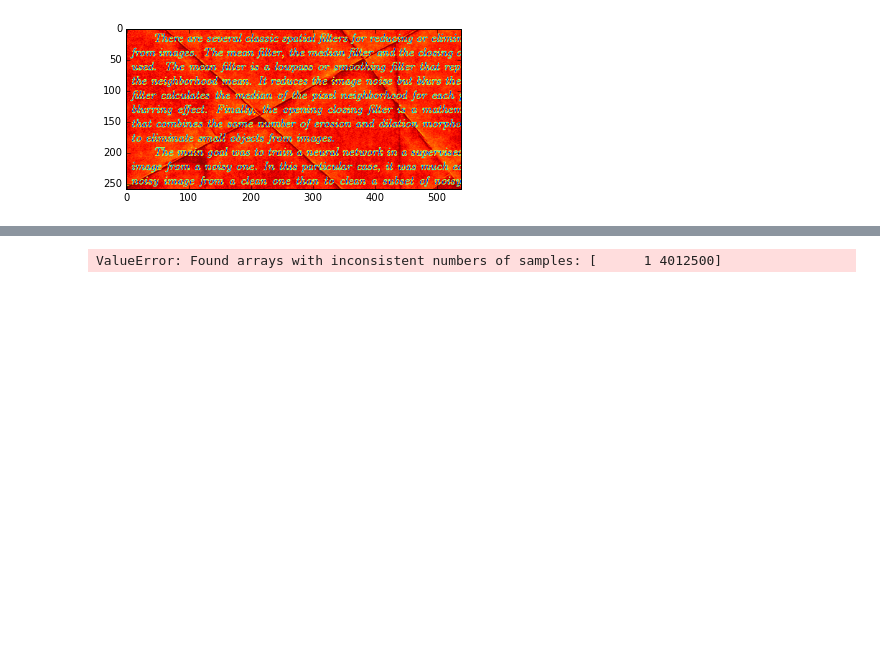
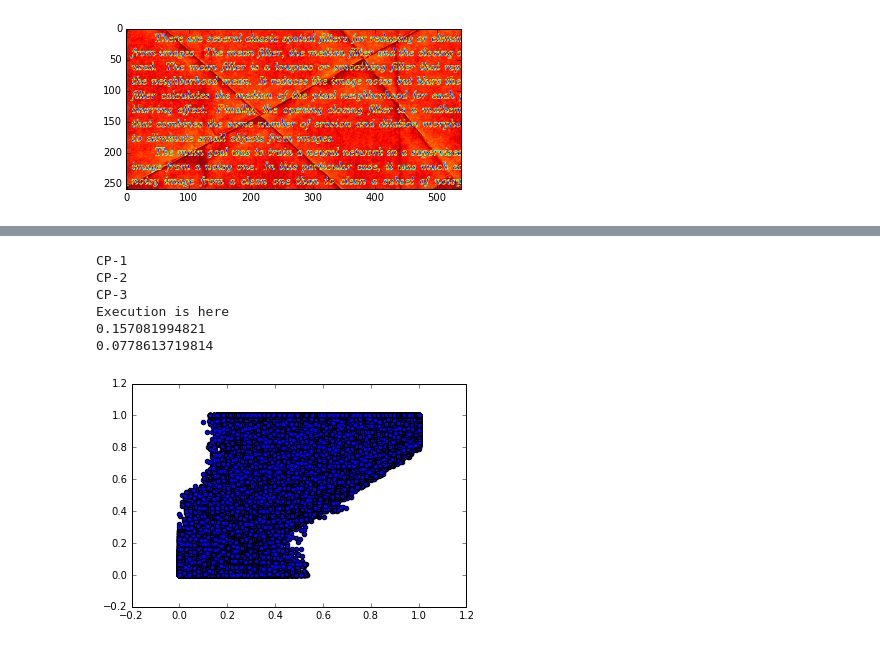
Before and after one commit to ajsrk/Python_ML_Training, a Jupyter notebook: Tutorials/Colin_Priest/Denoising_Dirty_Documents.ipynb, the cells around one changed output, grey strips where cells are left out. Cells and saved outputs as stored; diff of their text form; code cells hidden in the pictures; blank space fills up the shorter version.

Commit message:
Removed Errors in Linear Model

```diff
--- a/Tutorials/Colin_Priest/Denoising_Dirty_Documents.ipynb
+++ b/Tutorials/Colin_Priest/Denoising_Dirty_Documents.ipynb
@@ -87,13 +89,35 @@ plt.scatter(train_data.X, train_data.Y)
 # %%
+%matplotlib inline
 from sklearn import linear_model
+import matplotlib.pyplot as plt
 import pandas as pd
 import numpy as np
-output_csv = "G:/Denoising_Dirty_Documents/output.csv"
+output_csv = "/home/Dhaneesh/Downloads/Denoising_Dirty_Documents/output.csv"
+pred_csv = "/home/Dhaneesh/Downloads/Denoising_Dirty_Documents/pred.csv"
 train_data = pd.read_csv(output_csv)
 model = linear_model.LinearRegression()
 td = train_data[(train_data.Y >0.05) & (train_data.Y<0.95)]
-model.fit(td.X,td.Y)
-model_predicted = np.array(max(min(x, 1),0) for x in[model.predict(train_data.X)])
-print(model_predicted)
+model.fit(td.X.reshape(-1,1),td.Y)
+#model_data = [max(min(x, 1),0) for x in train_data.X]
+model_predicted = model.predict(train_data[['X']])
+def ceilNFloor(x):
+    #To make sure the predicted values fall in the range - (0,1)
+    y = max(min(x, 1),0)
+    return y
+pred = pd.DataFrame({'X_Predicted':model_predicted[:]})
+pred['X_Predicted'] = pred.applymap(ceilNFloor)
+pred.to_csv(pred_csv, index = False)
+plt.scatter(pred.X_Predicted,train_data.Y)
+from sklearn.metrics import mean_squared_error
+rms1 = np.sqrt(mean_squared_error(train_data.X, train_data.Y))
+rms2 = np.sqrt(mean_squared_error(pred.X_Predicted, train_data.Y))
+print(rms1)
+print(rms2)
 # %% [output]
-ValueError: Found arrays with inconsistent numbers of samples: [      1 4012500]
+CP-1
+CP-2
+CP-3
+Execution is here
+0.157081994821
+0.0778613719814
+[figure, added]
```
Also changed, not shown: parts of 1 cell of this notebook.
